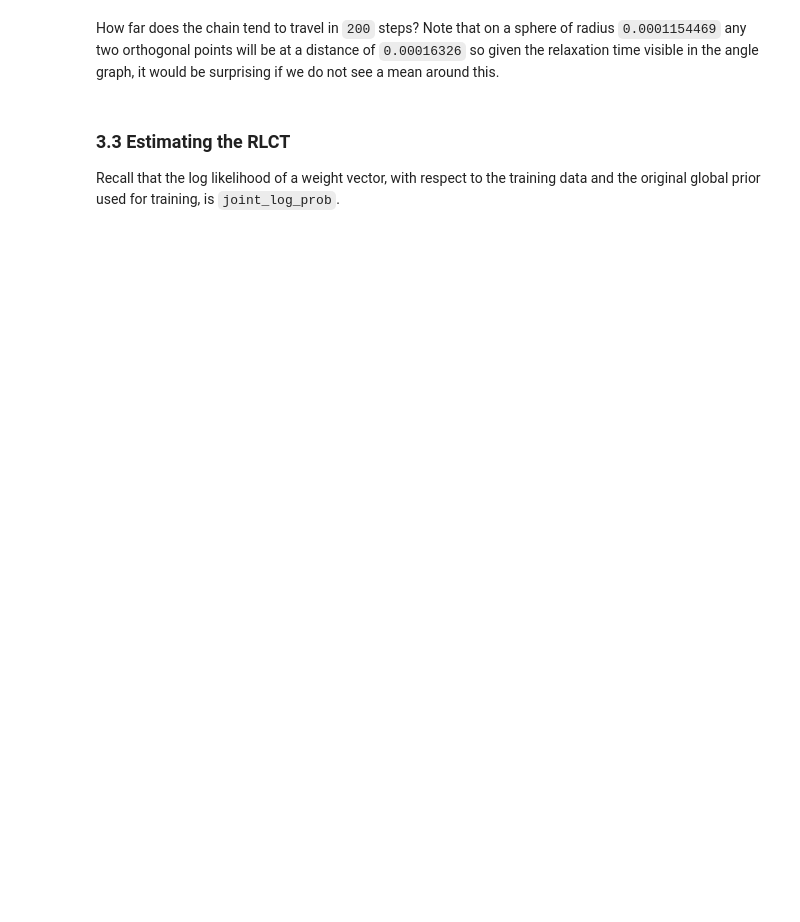
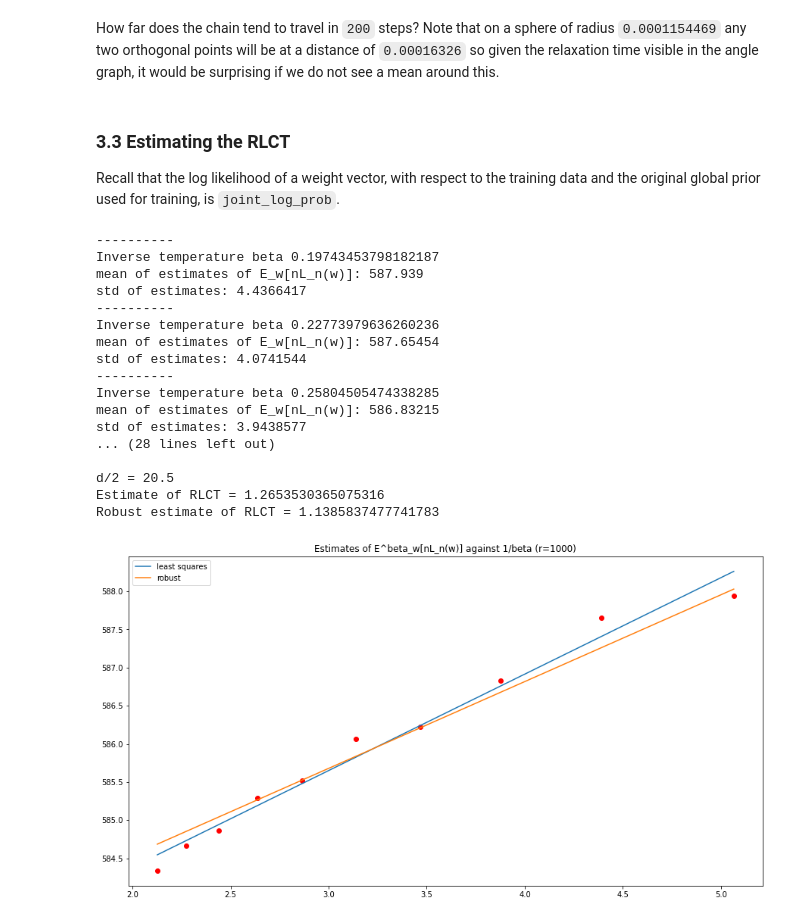
Before and after one commit to suswei/RLCT, a Jupyter notebook: notebooks/MCMC-Symmetry.ipynb, the cells around one changed output. Drawn from its saved outputs; the diff is of its cells as text; code cells hidden in the pictures; blank space fills up the shorter version.

```diff
--- a/notebooks/MCMC-Symmetry.ipynb
+++ b/notebooks/MCMC-Symmetry.ipynb
@@ -713,12 +821,13 @@ How far does the chain tend to travel in `200` steps? Note that on a sphere of r
 Recall that the log likelihood of a weight vector, with respect to the training data and the original global prior used for training, is `joint_log_prob`.
 # %%
 r = args.num_posterior_samples
+#r = 1000
 SKIP_FACTOR = int(args.mc_num_results/r)-1
 
 assert SKIP_FACTOR * r < args.mc_num_results
 
 log_prob_noprior = partial(
-    joint_log_prob_fn, X_train, y_train, beta=1.0, center, weight_prior=None, bias_prior=None
+    joint_log_prob_fn, center, None, None, X_train, y_train, 1.0
 )
 
 estimates = []
@@ -736,41 +845,77 @@ for (b,fc) in zip(betas,mc_chains):
   # nL_n(w) = - log_prob_noprior(*w)
   n_Ln_samples = []
 
   for i in range(r):
     w = [q[i] for q in rlct_chain]
     n_Ln_samples.append(-log_prob_noprior(*w))
 
   print("mean of estimates of E_w[nL_n(w)]: " + str(np.mean(n_Ln_samples)))
   print("std of estimates: " + str(np.std(n_Ln_samples)))
   estimates.append(np.mean(n_Ln_samples))
 
   #plt.figure()
   #plt.title("Samples of E_w[nL_n(w)]")
   #plt.plot(n_Ln_samples)
   #plt.show()
 
-# Note that the log probability of a Gaussian of the form
+# Note that if
+#
 # p(y|x,w) = 1/(2 \pi)^{d/2} exp(-1/2|| y - f(x,w) ||^2)
-# is -1/2|| y - f(x,w) ||^2 + (2\pi)^{d/2} which is likely
-# to be positive if the network has fit well and d is large.
-# So do not be concerned if E_w[nL_n(w)] is negative.
+#
+# then
+#
+# nL_n(w) = -\sum_{i=1}^n log p(y_i|x_i,w)
+#         = -\sum_{i=1}^n log[ 1/(2 \pi)^{d/2} exp(-1/2|| y_i - f(x_i,w) ||^2) ]
+#         = -\sum_{i=1}^n[ -(d/2)log(2\pi) - 1/2|| y_i - f(x_i,w) ||^2 ]
+#         = (nd/2) * log(2\pi) + \sum_{i=1}^n 1/2|| y_i - f(x_i,w) ||^2
+#
+# Note that if n = 1000 and d = 52 then the first summand is ~59525.
 
 print("")
 
+from pylab import rcParams
+rcParams['figure.figsize'] = 15, 8
+
 if( len(mc_chains) > 1 ):
   plt.figure()
-  plt.title("Plots of E_w[nL_n(w)] against 1/beta")
+  plt.title("Estimates of E^beta_w[nL_n(w)] against 1/beta (r=" + str(r) + ")")
   plt.plot(1/betas, estimates, 'ro')
+
 
   m, b = np.polyfit([1/b for b in betas], estimates, 1)
   print("d/2 = " + str(NUM_PARAMS/2))
   print("Estimate of RLCT = " + str(m))
 
+  plt.plot(1/betas, [m*x + b for x in 1/betas], label='least squares')
+
   # robust ls fit
-  regr = ElasticNet(random_state=0, fit_intercept=True, alpha=0.5)
+  regr = ElasticNet(random_state=0, fit_intercept=True, alpha=0.1)
   regr.fit((1 / betas).reshape(args.num_betas, 1), estimates)
-  robust_intercept_estimate = regr.intercept_
-  # slope_estimate = min(regr.coef_[0],args.w_dim/2)
-  robust_slope_estimate = regr.coef_[0]
-  print("Robust estimate of RLCT = " + str(robust_slope_estimate))
-  print(robust_intercept_estimate)
+  b_robust = regr.intercept_
+  m_robust = regr.coef_[0]
+  print("Robust estimate of RLCT = " + str(m_robust))
+
+  plt.plot(1/betas, [m_robust * x + b_robust for x in 1/betas], label='robust')
+
+  plt.legend(loc='best')
+
+  plt.show()
+# %% [output]
+----------
+Inverse temperature beta 0.19743453798182187
+mean of estimates of E_w[nL_n(w)]: 587.939
+std of estimates: 4.4366417
+----------
+Inverse temperature beta 0.22773979636260236
+mean of estimates of E_w[nL_n(w)]: 587.65454
+std of estimates: 4.0741544
+----------
+Inverse temperature beta 0.25804505474338285
+mean of estimates of E_w[nL_n(w)]: 586.83215
+std of estimates: 3.9438577
+... (28 lines left out)
+
+d/2 = 20.5
+Estimate of RLCT = 1.2653530365075316
+Robust estimate of RLCT = 1.1385837477741783
+[figure, added]
```
Also changed, not shown: parts of 13 cells of this notebook.
